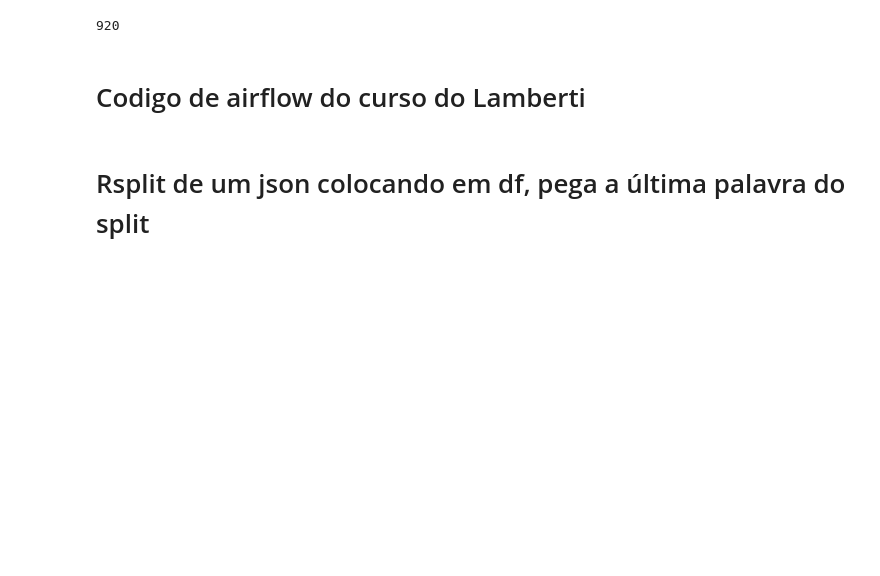
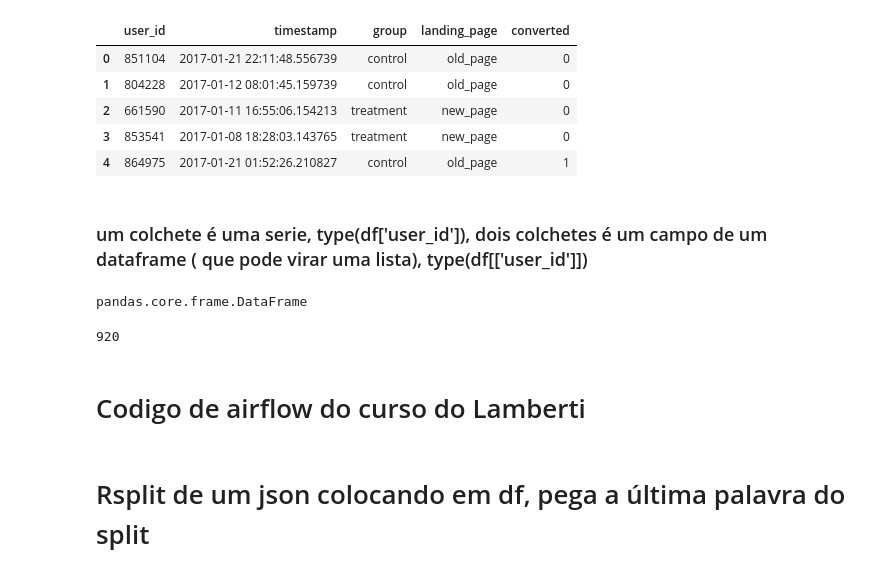
Before and after one commit to gutaors/ToolBox, a Jupyter notebook: 0_brincando.ipynb, the cells around one changed output. Cells and saved outputs as stored; diff of their text form; code cells hidden in the pictures; blank space fills up the shorter version.

```diff
--- a/0_brincando.ipynb
+++ b/0_brincando.ipynb
@@ -1,3 +4,30 @@
+# %%
+import pandas as pd
+pd.set_option('display.max_colwidth', None)
+df  =  pd.read_csv('ab_data.csv',encoding='utf-8-sig')
+df.head()
+# %% [output]
+|  | user_id | timestamp | group | landing_page | converted |
+| 0 | 851104 | 2017-01-21 22:11:48.556739 | control | old_page | 0 |
+| 1 | 804228 | 2017-01-12 08:01:45.159739 | control | old_page | 0 |
+| 2 | 661590 | 2017-01-11 16:55:06.154213 | treatment | new_page | 0 |
+| 3 | 853541 | 2017-01-08 18:28:03.143765 | treatment | new_page | 0 |
+| 4 | 864975 | 2017-01-21 01:52:26.210827 | control | old_page | 1 |
+# %% [markdown]
+### um colchete é uma serie,  type(df['user_id']), dois colchetes é um campo de um dataframe ( que pode virar uma lista),  type(df[['user_id']])
+# %%
+import os
+import pandas as pd
+#note que as barras aqui embaixo são para a direita
+os.chdir(".")
+df  =  pd.read_csv('ab_data.csv',encoding='utf-8-sig')
+df.head()
+# um colchete é uma serie
+type(df['user_id'])
+# dois colchetes é um campo de um dataframe ( que pode virar uma lista)
+type(df[['user_id']])
+# %% [output]
+pandas.core.frame.DataFrame
 # %%
 
 #código lá do tutorial airflow que está nas minhas dags e no vídeo
```
Also changed, not shown: parts of 1 cell of this notebook, 1 other file.
